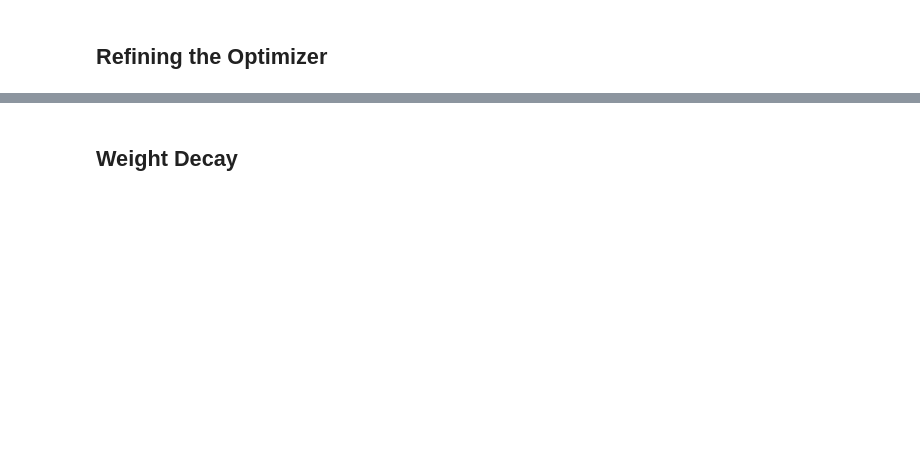
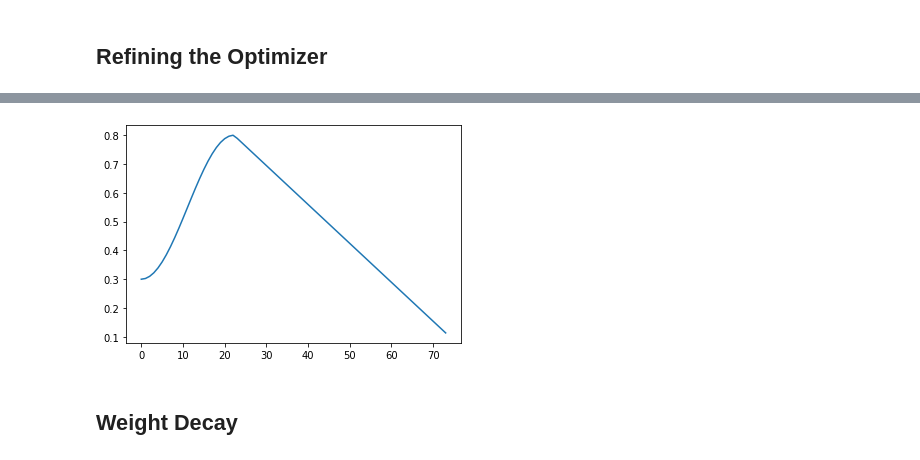
Before and after one commit to ftm624/deeplearning_nbs, a Jupyter notebook: fastai/10_optimizers.ipynb, the cells around one changed output, grey strips where cells are left out. Saved outputs shown, nothing was run; the diff lists cells and outputs as text; code cells hidden in the pictures; blank space fills up the shorter version.

```diff
--- a/fastai/10_optimizers.ipynb
+++ b/fastai/10_optimizers.ipynb
@@ -39,2 +225,6 @@ valid: [1.6495183121019108, tensor(0.4525, device='cuda:0')]
+# %%
+run.recorder.plot_lr()
+# %% [output]
+[figure, added]
 # %% [markdown]
 ## Weight Decay
```
Also changed, not shown: parts of 28 cells of this notebook, 5 other files.
